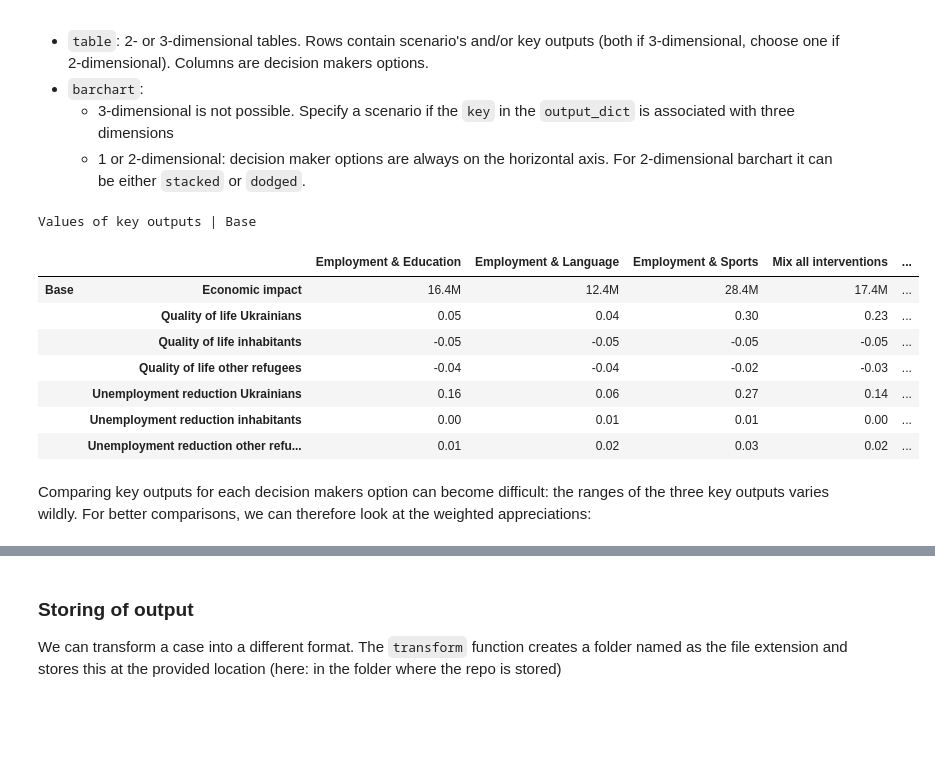
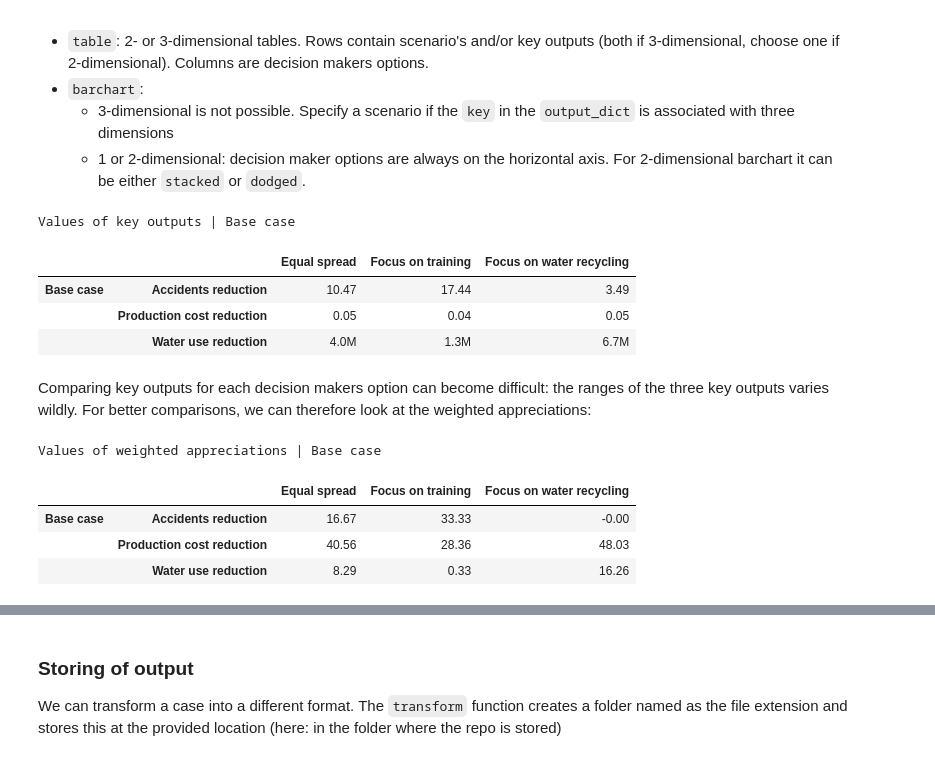
Before and after one commit to MikeVerdaasdonk297/trbs, a Jupyter notebook: model/analyze_case.ipynb, the cells around one changed output, grey strips where cells are left out. Drawn from its saved outputs; the diff is of its cells as text; code cells hidden in the pictures; blank space fills up the shorter version.

```diff
--- a/model/analyze_case.ipynb
+++ b/model/analyze_case.ipynb
@@ -170,20 +162,22 @@ Visualization are generated using the following rules:
     - 3-dimensional is not possible. Specify a scenario if the `key` in the `output_dict` is associated with three dimensions
     - 1 or 2-dimensional: decision maker options are always on the horizontal axis. For 2-dimensional barchart it can be either `stacked` or `dodged`.
 # %%
-case.visualize('table', 'key_outputs', scenario='Base')
+case.visualize('table', 'key_outputs', scenario='Base case')
 # %% [output]
-Values of key outputs | Base
+Values of key outputs | Base case
-|  |  | Employment & Education | Employment & Language | Employment & Sports | Mix all interventions | ... |
-| Base | Economic impact | 16.4M | 12.4M | 28.4M | 17.4M | ... |
-|  | Quality of life Ukrainians | 0.05 | 0.04 | 0.30 | 0.23 | ... |
-|  | Quality of life inhabitants | -0.05 | -0.05 | -0.05 | -0.05 | ... |
-|  | Quality of life other refugees | -0.04 | -0.04 | -0.02 | -0.03 | ... |
-|  | Unemployment reduction Ukrainians | 0.16 | 0.06 | 0.27 | 0.14 | ... |
-|  | Unemployment reduction inhabitants | 0.00 | 0.01 | 0.01 | 0.00 | ... |
-|  | Unemployment reduction other refu... | 0.01 | 0.02 | 0.03 | 0.02 | ... |
+|  |  | Equal spread | Focus on training | Focus on water recycling |
+| Base case | Accidents reduction | 10.47 | 17.44 | 3.49 |
+|  | Production cost reduction | 0.05 | 0.04 | 0.05 |
+|  | Water use reduction | 4.0M | 1.3M | 6.7M |
 # %% [markdown]
 Comparing key outputs for each decision makers option can become difficult: the ranges of the three key outputs varies wildly. For better comparisons, we can therefore look at the weighted appreciations:
 # %%
-case.visualize('table', 'weighted_appreciations', scenario="Neutral")
+case.visualize('table', 'weighted_appreciations', scenario="Base case")
+# %% [output]
+Values of weighted appreciations | Base case
+|  |  | Equal spread | Focus on training | Focus on water recycling |
+| Base case | Accidents reduction | 16.67 | 33.33 | -0.00 |
+|  | Production cost reduction | 40.56 | 28.36 | 48.03 |
+|  | Water use reduction | 8.29 | 0.33 | 16.26 |
 # %%
 case.visualize('barchart', 'weighted_appreciations', scenario="Base case")
```
Also changed, not shown: parts of 8 cells of this notebook, 12 other files.
